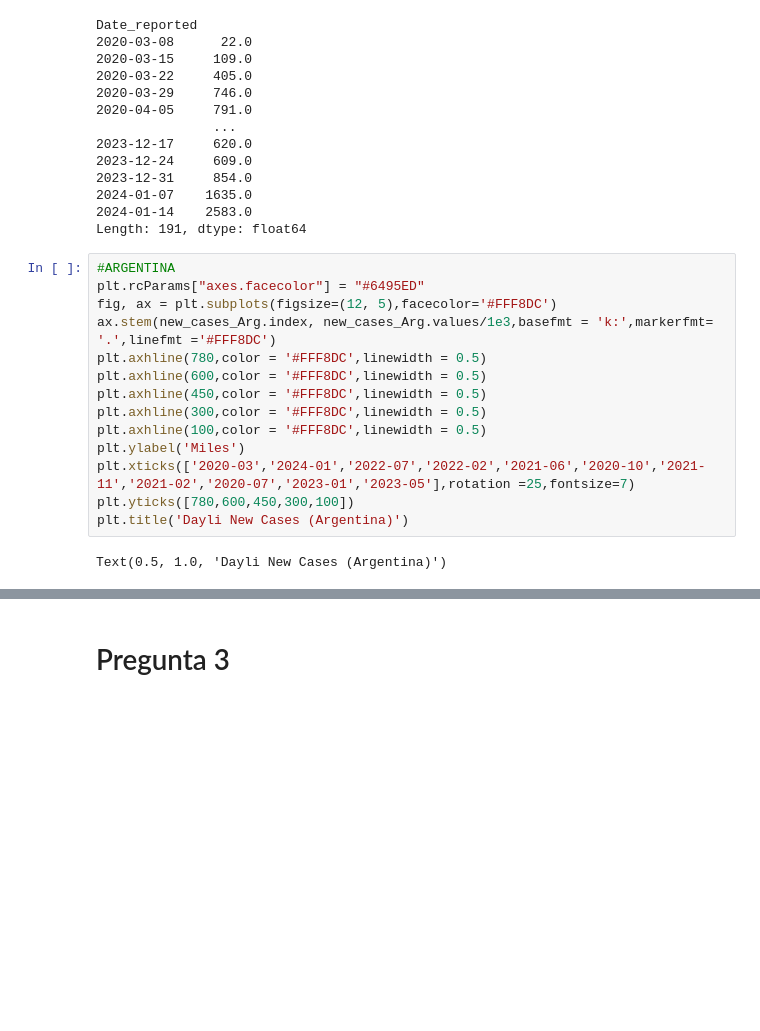
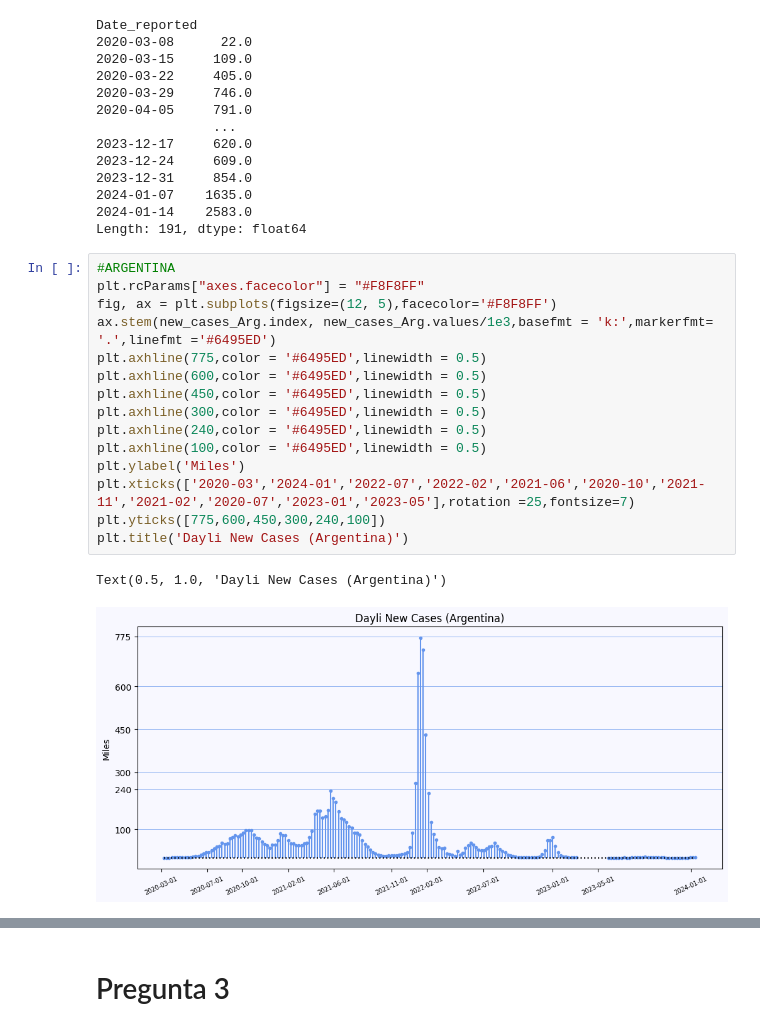
Before and after one commit to pabloing93/covid19-analysis, a Jupyter notebook: COVID19_Analysis.ipynb, the cells around one changed output, grey strips where cells are left out. Saved outputs shown, nothing was run; the diff lists cells and outputs as text; blank space fills up the shorter version.

```diff
--- a/COVID19_Analysis.ipynb
+++ b/COVID19_Analysis.ipynb
@@ -841,17 +849,19 @@ Date_reported
 Length: 191, dtype: float64
 # %%
 #ARGENTINA
-plt.rcParams["axes.facecolor"] = "#6495ED"
-fig, ax = plt.subplots(figsize=(12, 5),facecolor='#FFF8DC')
-ax.stem(new_cases_Arg.index, new_cases_Arg.values/1e3,basefmt = 'k:',markerfmt= '.',linefmt ='#FFF8DC')
-plt.axhline(780,color = '#FFF8DC',linewidth = 0.5)
-plt.axhline(600,color = '#FFF8DC',linewidth = 0.5)
-plt.axhline(450,color = '#FFF8DC',linewidth = 0.5)
-plt.axhline(300,color = '#FFF8DC',linewidth = 0.5)
-plt.axhline(100,color = '#FFF8DC',linewidth = 0.5)
+plt.rcParams["axes.facecolor"] = "#F8F8FF"
+fig, ax = plt.subplots(figsize=(12, 5),facecolor='#F8F8FF')
+ax.stem(new_cases_Arg.index, new_cases_Arg.values/1e3,basefmt = 'k:',markerfmt= '.',linefmt ='#6495ED')
+plt.axhline(775,color = '#6495ED',linewidth = 0.5)
+plt.axhline(600,color = '#6495ED',linewidth = 0.5)
+plt.axhline(450,color = '#6495ED',linewidth = 0.5)
+plt.axhline(300,color = '#6495ED',linewidth = 0.5)
+plt.axhline(240,color = '#6495ED',linewidth = 0.5)
+plt.axhline(100,color = '#6495ED',linewidth = 0.5)
 plt.ylabel('Miles')
 plt.xticks(['2020-03','2024-01','2022-07','2022-02','2021-06','2020-10','2021-11','2021-02','2020-07','2023-01','2023-05'],rotation =25,fontsize=7)
-plt.yticks([780,600,450,300,100])
+plt.yticks([775,600,450,300,240,100])
 plt.title('Dayli New Cases (Argentina)')
 # %% [output]
 Text(0.5, 1.0, 'Dayli New Cases (Argentina)')
+[figure, added]
```
Also changed, not shown: parts of 29 cells of this notebook.
